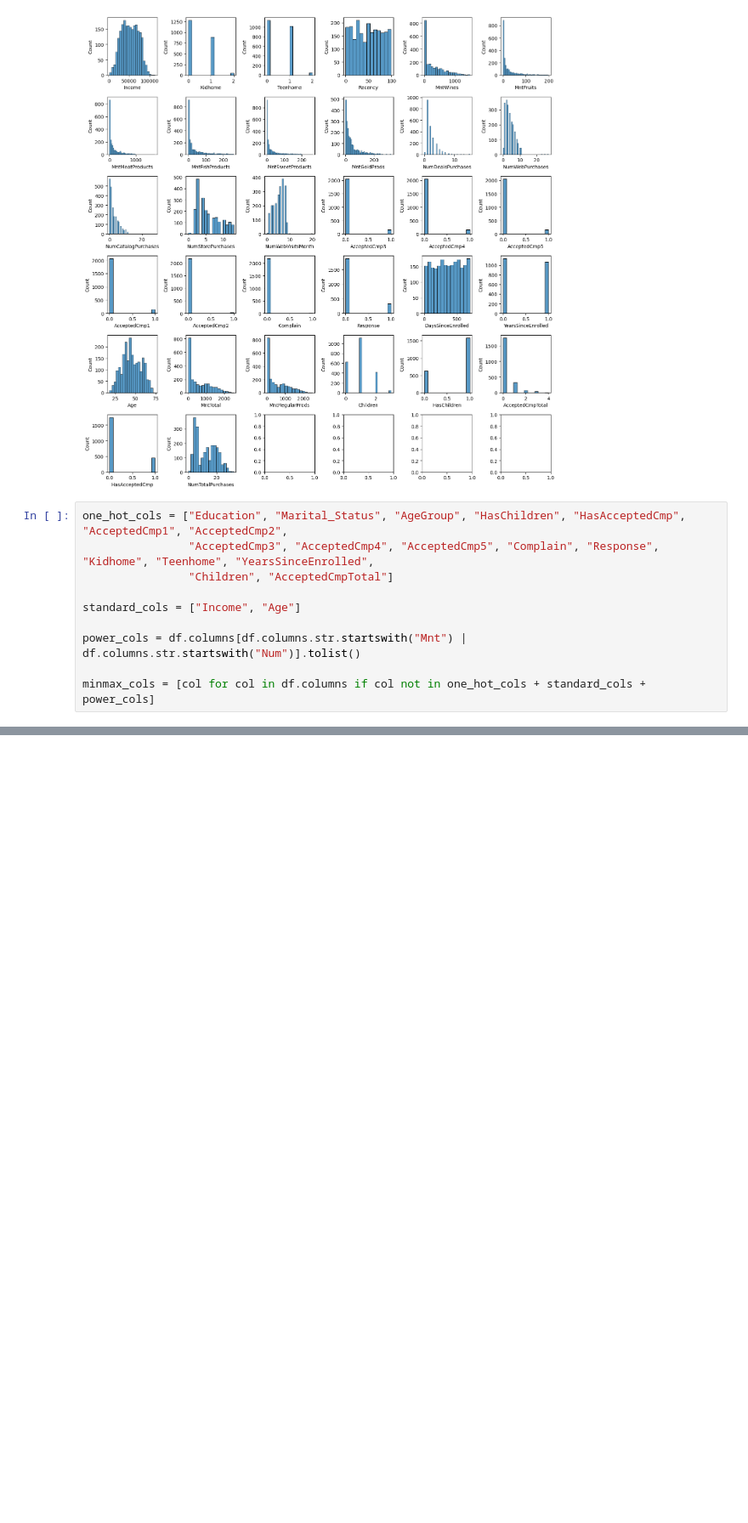
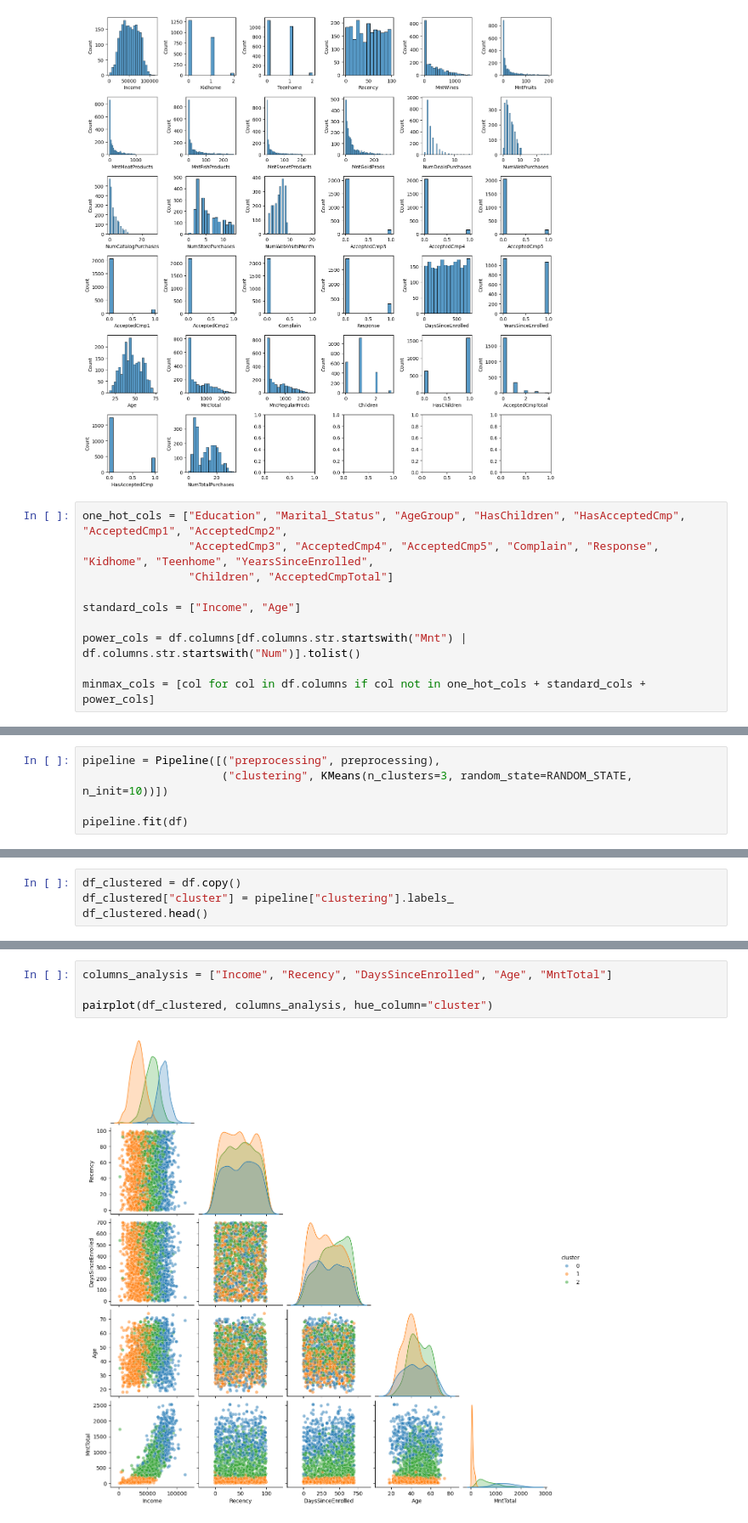
Before and after one commit to Antonio-Manoel/IFood_dataAnalyst, a Jupyter notebook: notebooks/02 - Clustering.ipynb, the cells around one changed output, grey strips where cells are left out. Shown at 85% size. Saved outputs shown, nothing was run; the diff lists cells and outputs as text; blank space fills up the shorter version.

Commit message:
Fim da clusterização

```diff
--- a/notebooks/02 - Clustering.ipynb
+++ b/notebooks/02 - Clustering.ipynb
@@ -90,0 +121,5 @@ cluster_diff_cols = ["MntTotal", "Income"]
+# %%
+pipeline = Pipeline([("preprocessing", preprocessing),
+                     ("clustering", KMeans(n_clusters=3, random_state=RANDOM_STATE, n_init=10))])
+
+pipeline.fit(df)
@@ -90,0 +144,4 @@ cluster_diff_cols = ["MntTotal", "Income"]
+# %%
+df_clustered = df.copy()
+df_clustered["cluster"] = pipeline["clustering"].labels_
+df_clustered.head()
@@ -90,0 +156,6 @@ cluster_diff_cols = ["MntTotal", "Income"]
+# %%
+columns_analysis = ["Income", "Recency", "DaysSinceEnrolled", "Age", "MntTotal"]
+
+pairplot(df_clustered, columns_analysis, hue_column="cluster")
+# %% [output]
+[figure, added]
```
Also changed, not shown: parts of 19 cells of this notebook, 1 other file.
